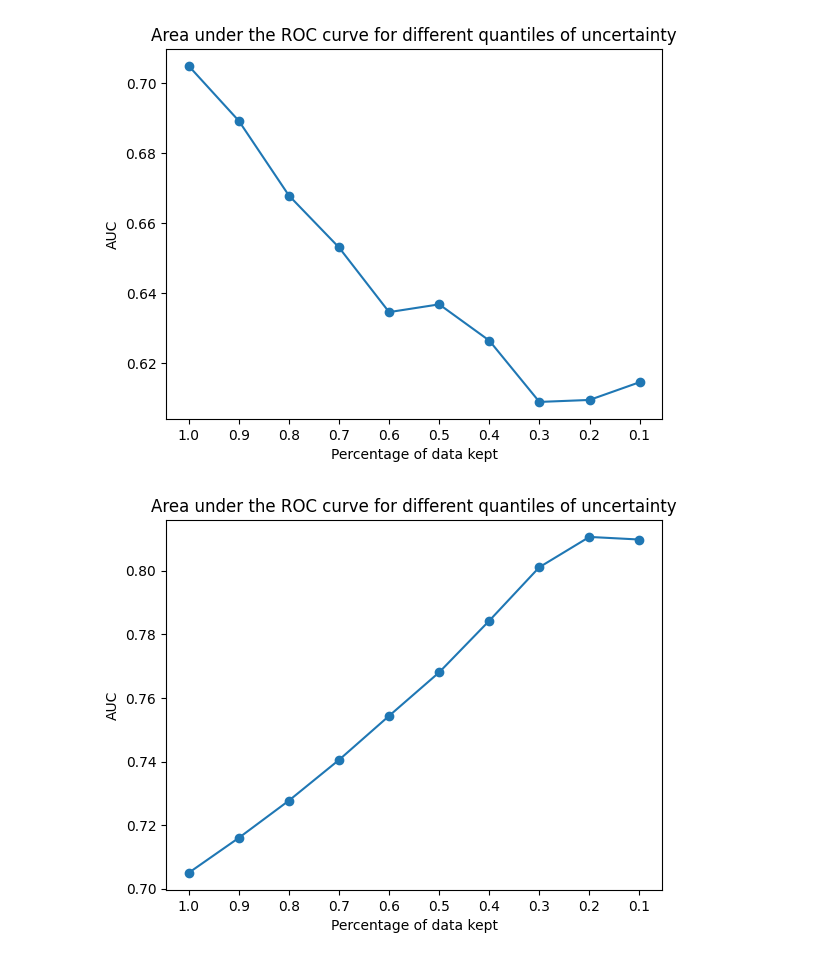
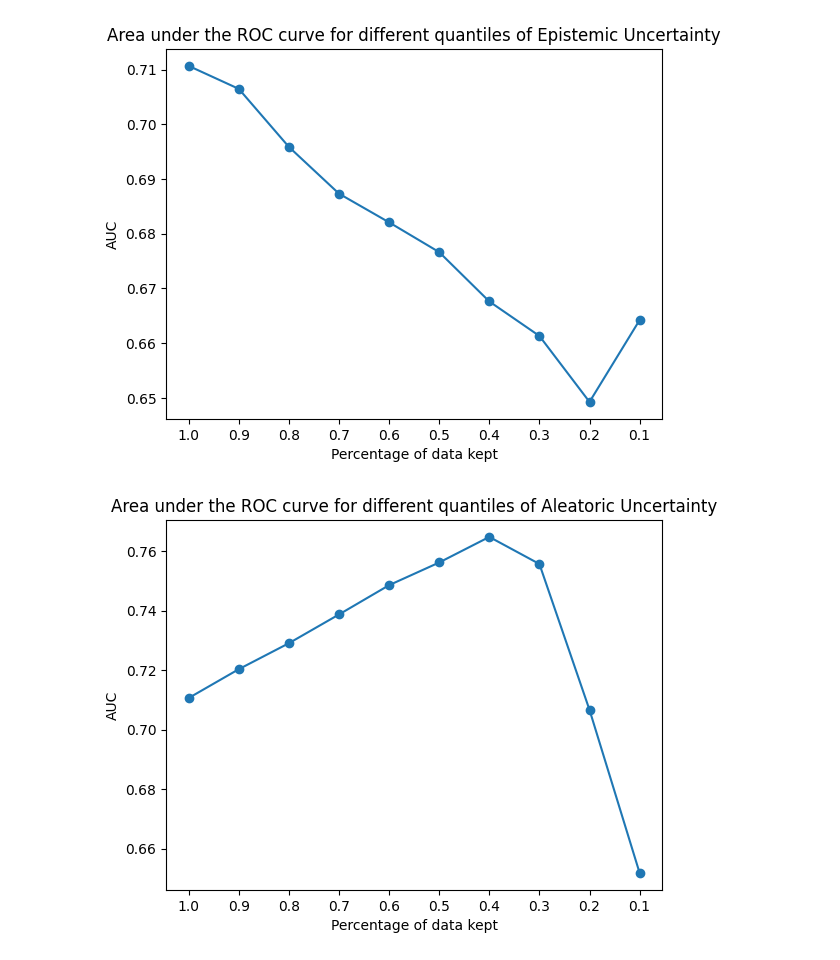
Before and after one commit to JonahNiklas/Pre-project-transformer, a Jupyter notebook: p2p_lending/visualize_resutls.ipynb, the cells around one changed output. Drawn from its saved outputs; the diff is of its cells as text; code cells hidden in the pictures.

```diff
--- a/p2p_lending/visualize_resutls.ipynb
+++ b/p2p_lending/visualize_resutls.ipynb
@@ -8,7 +8,7 @@ project_path = os.path.abspath('..')
 if project_path not in sys.path:
     sys.path.append(project_path)
 
-from p2p_lending.constants import random_state_for_split
+from p2p_lending.constants import random_state_for_split, over_sampling_ratio
 
 files = ["probas","targets","aleatoric_log_variances","epistemic_variances"]
 eval_name="Final Devset"
@@ -16,7 +16,7 @@ eval_name="Final Devset"
 def load_data(path:str) -> dict[str,np.ndarray]:
     data:dict[str,np.ndarray] = {}
     for file in files:
-        data[file] = np.load(os.path.join(path,file+f"_{eval_name}_{random_state_for_split}.npy"))
+        data[file] = np.load(os.path.join(path,file+f"_{eval_name}_{random_state_for_split}_{over_sampling_ratio}.npy"))
     return data
 
 data = load_data("results/")
@@ -28,3 +28,4 @@ epistemic_variances = data["epistemic_variances"]
 aleatoric_std = np.exp(0.5*aleatoric_log_variances)
 epistemic_std = np.sqrt(epistemic_variances)
 total_std= np.sqrt(aleatoric_std**2 + epistemic_std**2)
+print(f"Loaded results of run '{eval_name}' with random state {random_state_for_split} and over sampling ratio {over_sampling_ratio}")
@@ -68,30 +168,0 @@ _plot_uncertainty_vs_error(aleatoric_std, np.abs(probas-targets), "Aleatoric Unc
-# %%
-import numpy as np
-import matplotlib.pyplot as plt
-from sklearn.metrics import roc_auc_score
-
-def _plot_auc_over_quantiles(probas, targets, uncertainty):
-    auc_values = []
-    thresholds = np.arange(1,0, -0.1)
-    quantiles = np.quantile(uncertainty, thresholds)
-    for quantile in quantiles:
-        filtered_indices = np.where(uncertainty <= quantile)
-        filtered_targets = targets[filtered_indices]
-        filtered_probas = probas[filtered_indices]
-
-        # Check if both classes are present
-        if len(np.unique(filtered_targets)) < 2:
-            print(f"Skipping quantile {quantile}: only one class present in targets.")
-            continue
-
-        auc = roc_auc_score(filtered_targets, filtered_probas)
-        auc_values.append(auc)
-
-    plt.xticks(thresholds)
-    plt.plot(thresholds, auc_values,marker='o', linestyle='-')
-    plt.gca().invert_xaxis()  # Invert the x-axis
-
-    plt.xlabel('Percentage of data kept')
-    plt.ylabel('AUC')
-    plt.title('Area under the ROC curve for different quantiles of uncertainty')
-    plt.show()
@@ -142,8 +169,10 @@ def _plot_acc_over_quantiles_per_class(probas, targets, uncertainty):
 # %%
-_plot_auc_over_quantiles(probas, targets, total_std)
-_plot_auc_over_quantiles(probas, targets, aleatoric_std)
-_plot_acc_over_quantiles_per_class(probas, targets, epistemic_std)
-_plot_acc_over_quantiles_per_class(probas, targets, aleatoric_std)
+_plot_auc_over_quantiles(probas, targets, epistemic_std, title="Epistemic Uncertainty")
+_plot_auc_over_quantiles(probas, targets, aleatoric_std, title="Aleatoric Uncertainty")
+_plot_auc_over_quantiles(probas, targets, epistemic_std, title="Epistemic Uncertainty", curve=True)
+_plot_auc_over_quantiles(probas, targets, aleatoric_std, title="Aleatoric Uncertainty", curve=True)
+_plot_acc_over_quantiles_per_class(probas, targets, epistemic_std, title="Epistemic Uncertainty")
+_plot_acc_over_quantiles_per_class(probas, targets, aleatoric_std, title="Aleatoric Uncertainty")
 # %% [output]
-[figure, old version]
+[figure, new version]
-[figure, old version]
+[figure, new version]
```
Also changed, not shown: parts of 11 cells of this notebook, 8 other files.
